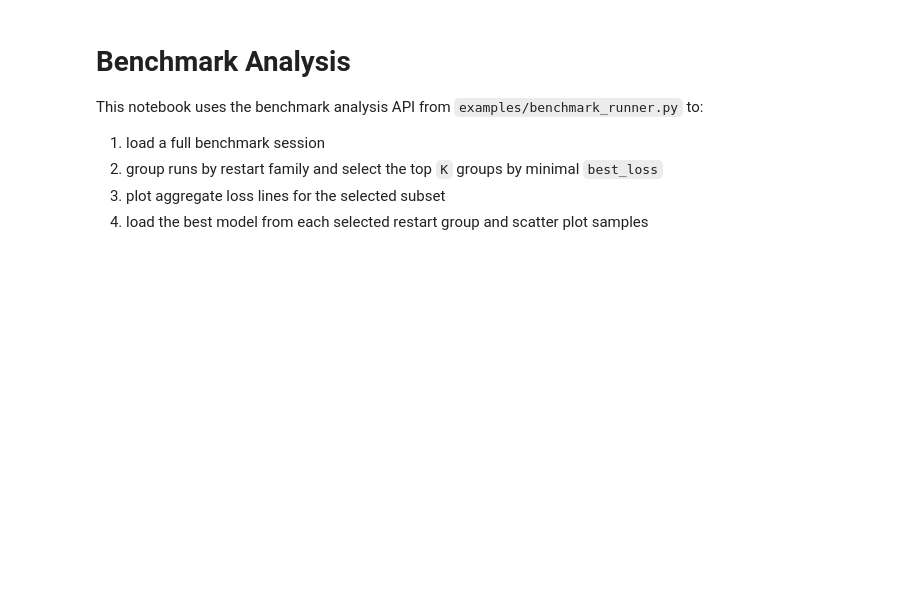
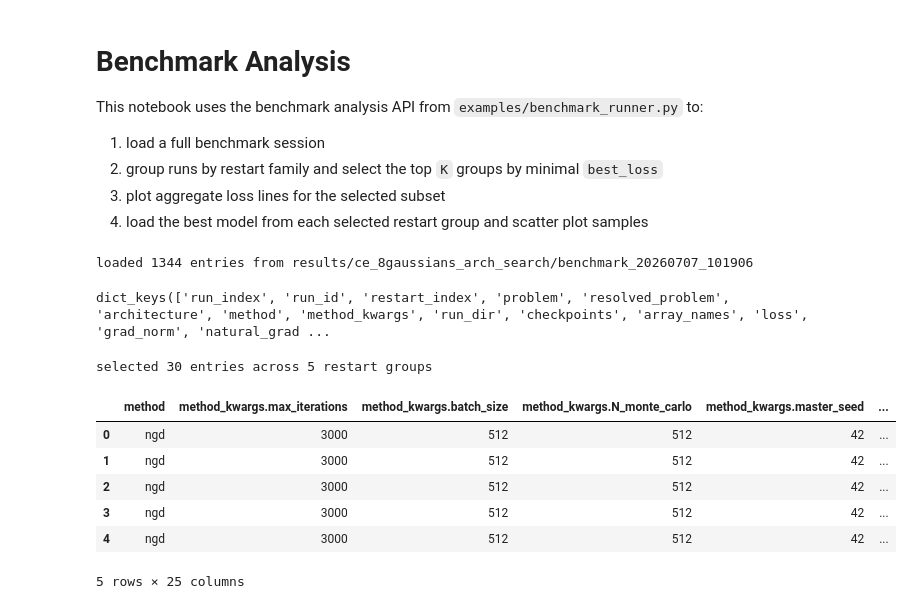
Before and after one commit to viviaxenov/NeuRiPP, a Jupyter notebook: examples/benchmark_analysis.ipynb, the cells around one changed output. Cells and saved outputs as stored; diff of their text form; code cells hidden in the pictures; blank space fills up the shorter version.

Commit message:
minor tweaks in notebook, added memory preallocation to benchmark runner (temporary)

```diff
--- a/examples/benchmark_analysis.ipynb
+++ b/examples/benchmark_analysis.ipynb
@@ -23,11 +23,14 @@ from examples.benchmark_runner import (
     restart_group_columns,
 )
 # %%
-session_dir = Path('/tmp/opencode/benchmarks/batch_size_cross_entropy_smoke')
+session_dir = Path('./results/ce_8gaussians_arch_search/benchmark_20260707_101906/')
 entries = load_experiment_entries(session_dir)
 
 print(f'loaded {len(entries)} entries from {session_dir}')
 entries[0].keys()
+# %% [output]
+loaded 1344 entries from results/ce_8gaussians_arch_search/benchmark_20260707_101906
+dict_keys(['run_index', 'run_id', 'restart_index', 'problem', 'resolved_problem', 'architecture', 'method', 'method_kwargs', 'run_dir', 'checkpoints', 'array_names', 'loss', 'grad_norm', 'natural_grad ...
 # %%
 def select_top_k_restart_groups(entries, k):
     frame = entries_to_frame(entries)
@@ -74,12 +77,21 @@ def best_entry_per_restart_group(entries):
     entry_indices = frame.loc[best_row_indices, 'entry_index'].tolist()
     return [entries[int(index)] for index in entry_indices]
 # %%
-top_k = 3
+top_k = 5
 subset_entries, subset_summary = select_top_k_restart_groups(entries, top_k)
 best_entries = best_entry_per_restart_group(subset_entries)
 
 print(f'selected {len(subset_entries)} entries across {len(best_entries)} restart groups')
 subset_summary
+# %% [output]
+selected 30 entries across 5 restart groups
+|  | method | method_kwargs.max_iterations | method_kwargs.batch_size | method_kwargs.N_monte_carlo | method_kwargs.master_seed | ... |
+| 0 | ngd | 3000 | 512 | 512 | 42 | ... |
+| 1 | ngd | 3000 | 512 | 512 | 42 | ... |
+| 2 | ngd | 3000 | 512 | 512 | 42 | ... |
+| 3 | ngd | 3000 | 512 | 512 | 42 | ... |
+| 4 | ngd | 3000 | 512 | 512 | 42 | ... |
+5 rows × 25 columns
 # %%
 def plot_line_groups(groups):
     for group in groups:
```
Also changed, not shown: parts of 5 cells of this notebook, 1 other file.
